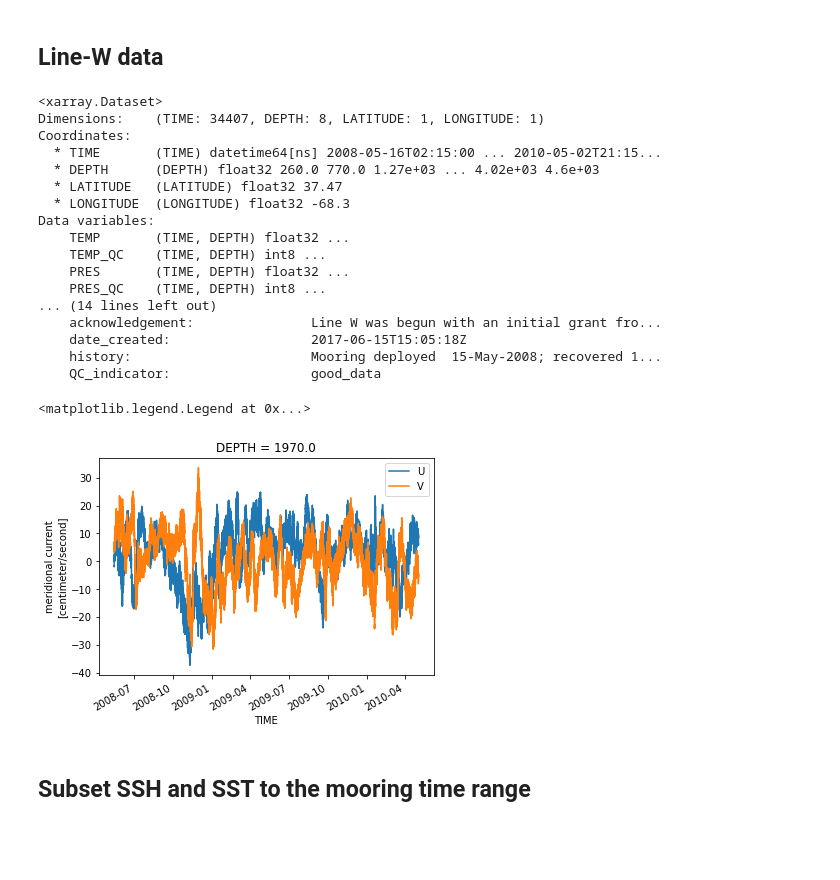
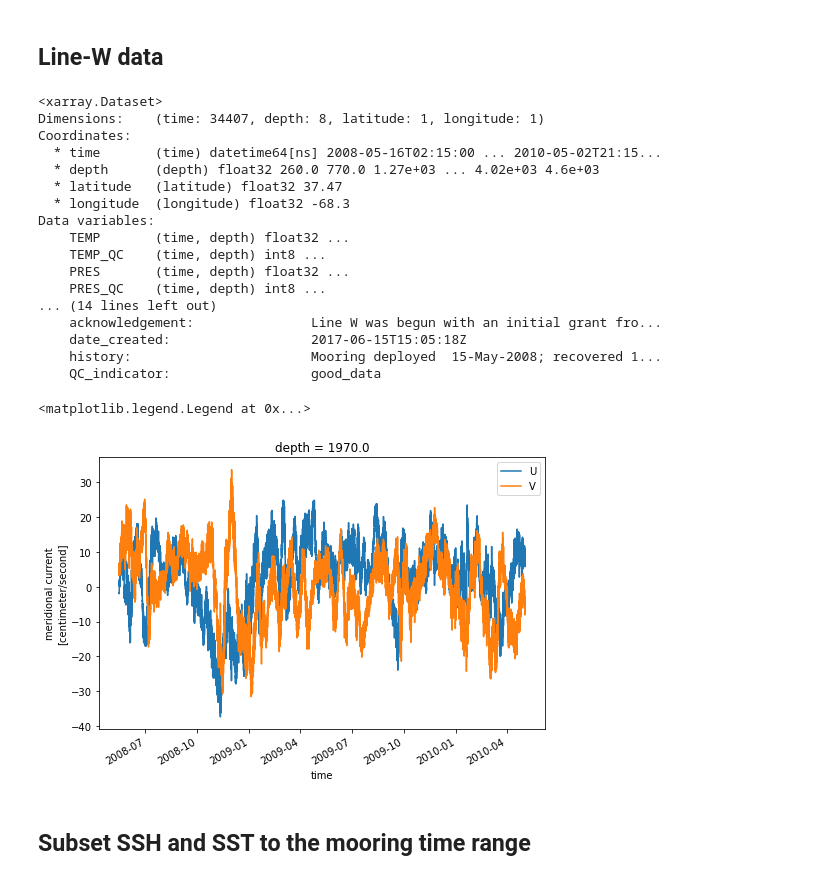
Before and after one commit to oceanhackweek/ohw21-proj-deep-currents, a Jupyter notebook: notebooks/data_analysis.ipynb, the cells around one changed output. Drawn from its saved outputs; the diff is of its cells as text; code cells hidden in the pictures; blank space fills up the shorter version.

Commit message:
preparing data and visualization

```diff
--- a/notebooks/data_analysis.ipynb
+++ b/notebooks/data_analysis.ipynb
@@ -173,33 +191,34 @@ soup = BeautifulSoup(requests.get("https://dods.ndbc.noaa.gov/thredds/catalog/da
 data = [tt.text for tt in soup.find_all('tt') if '.nc' and 'VEL' in tt.text]
 uv = xr.open_dataset('https://dods.ndbc.noaa.gov/thredds/dodsC/data/oceansites/DATA/LINE-W/'+data[0],decode_times=False)
 uv = uv.assign_coords(TIME=('TIME',[datetime(1950,1,1)+timedelta(days=day) for day in uv.TIME.data]))
+uv = uv.rename({'TIME':'time', 'DEPTH':'depth', 'LATITUDE':'latitude', 'LONGITUDE':'longitude'})
 uv
 # %% [output]
 <xarray.Dataset>
-Dimensions:    (TIME: 34407, DEPTH: 8, LATITUDE: 1, LONGITUDE: 1)
+Dimensions:    (time: 34407, depth: 8, latitude: 1, longitude: 1)
 Coordinates:
-  * TIME       (TIME) datetime64[ns] 2008-05-16T02:15:00 ... 2010-05-02T21:15...
-  * DEPTH      (DEPTH) float32 260.0 770.0 1.27e+03 ... 4.02e+03 4.6e+03
-  * LATITUDE   (LATITUDE) float32 37.47
-  * LONGITUDE  (LONGITUDE) float32 -68.3
+  * time       (time) datetime64[ns] 2008-05-16T02:15:00 ... 2010-05-02T21:15...
+  * depth      (depth) float32 260.0 770.0 1.27e+03 ... 4.02e+03 4.6e+03
+  * latitude   (latitude) float32 37.47
+  * longitude  (longitude) float32 -68.3
 Data variables:
-    TEMP       (TIME, DEPTH) float32 ...
-    TEMP_QC    (TIME, DEPTH) int8 ...
-    PRES       (TIME, DEPTH) float32 ...
-    PRES_QC    (TIME, DEPTH) int8 ...
+    TEMP       (time, depth) float32 ...
+    TEMP_QC    (time, depth) int8 ...
+    PRES       (time, depth) float32 ...
+    PRES_QC    (time, depth) int8 ...
 ... (14 lines left out)
     acknowledgement:               Line W was begun with an initial grant fro...
     date_created:                  2017-06-15T15:05:18Z
     history:                       Mooring deployed  15-May-2008; recovered 1...
     QC_indicator:                  good_data
 # %%
-fig,ax = plt.subplots()
-uv.UCUR.sel(DEPTH=2000, method='nearest').plot(ax=ax,label='U')
-uv.VCUR.sel(DEPTH=2000, method='nearest').plot(ax=ax,label='V')
+fig,ax = plt.subplots(figsize=(8,5))
+uv.UCUR.sel(depth=2000, method='nearest').plot(ax=ax,label='U')
+uv.VCUR.sel(depth=2000, method='nearest').plot(ax=ax,label='V')
 ax.legend()
 # %% [output]
 <matplotlib.legend.Legend at 0x...>
-[figure, old version]
+[figure, new version]
 # %% [markdown]
 ## Subset SSH and SST to the mooring time range
 # %%
```
Also changed, not shown: parts of 19 cells of this notebook.
